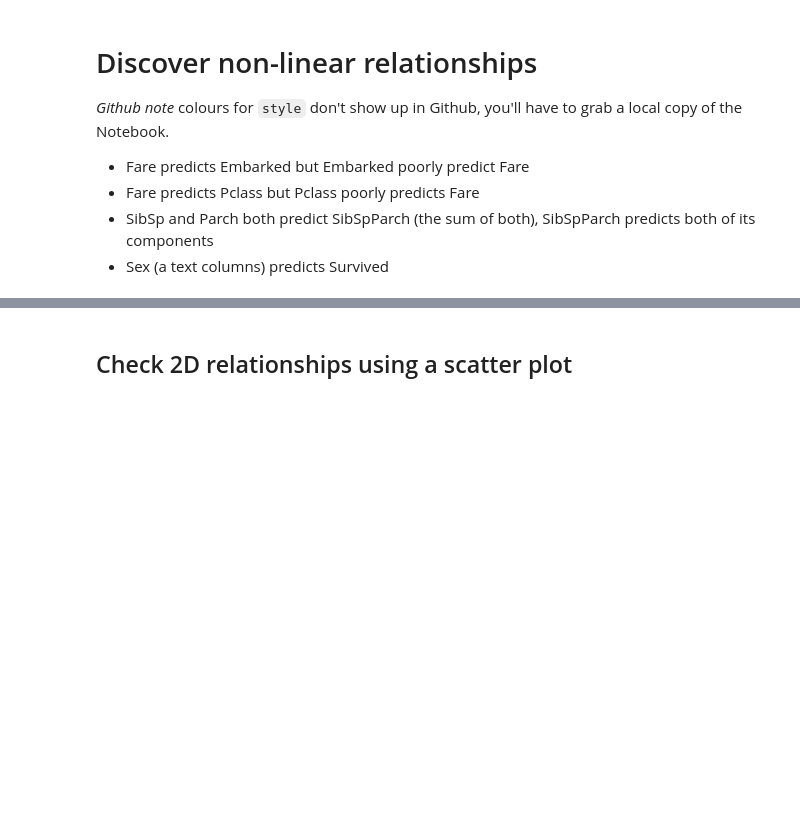
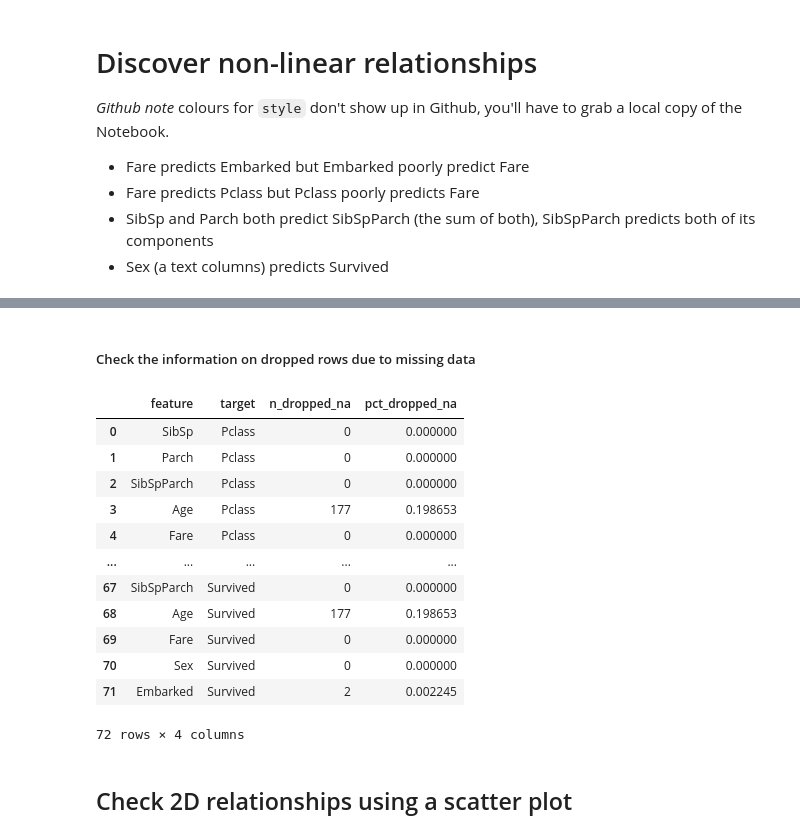
Before and after one commit to ianozsvald/beyond_correlation, a Jupyter notebook: examples/example_titanic_discover_feature_relationships.ipynb, the cells around one changed output, grey strips where cells are left out. Cells and saved outputs as stored; diff of their text form; code cells hidden in the pictures; blank space fills up the shorter version.

```diff
--- a/examples/example_titanic_discover_feature_relationships.ipynb
+++ b/examples/example_titanic_discover_feature_relationships.ipynb
@@ -75,3 +71,21 @@ sns.heatmap(df_results.pivot(index='target', columns='feature', values='score').
+# %% [markdown]
+##### Check the information on dropped rows due to missing data
+# %%
+df_info
+# %% [output]
+|  | feature | target | n_dropped_na | pct_dropped_na |
+| 0 | SibSp | Pclass | 0 | 0.000000 |
+| 1 | Parch | Pclass | 0 | 0.000000 |
+| 2 | SibSpParch | Pclass | 0 | 0.000000 |
+| 3 | Age | Pclass | 177 | 0.198653 |
+| 4 | Fare | Pclass | 0 | 0.000000 |
+| ... | ... | ... | ... | ... |
+| 67 | SibSpParch | Survived | 0 | 0.000000 |
+| 68 | Age | Survived | 177 | 0.198653 |
+| 69 | Fare | Survived | 0 | 0.000000 |
+| 70 | Sex | Survived | 0 | 0.000000 |
+| 71 | Embarked | Survived | 2 | 0.002245 |
+72 rows × 4 columns
 # %% [markdown]
 ## Check 2D relationships using a scatter plot
 # %%
```
Also changed, not shown: parts of 9 cells of this notebook, 6 other files.
